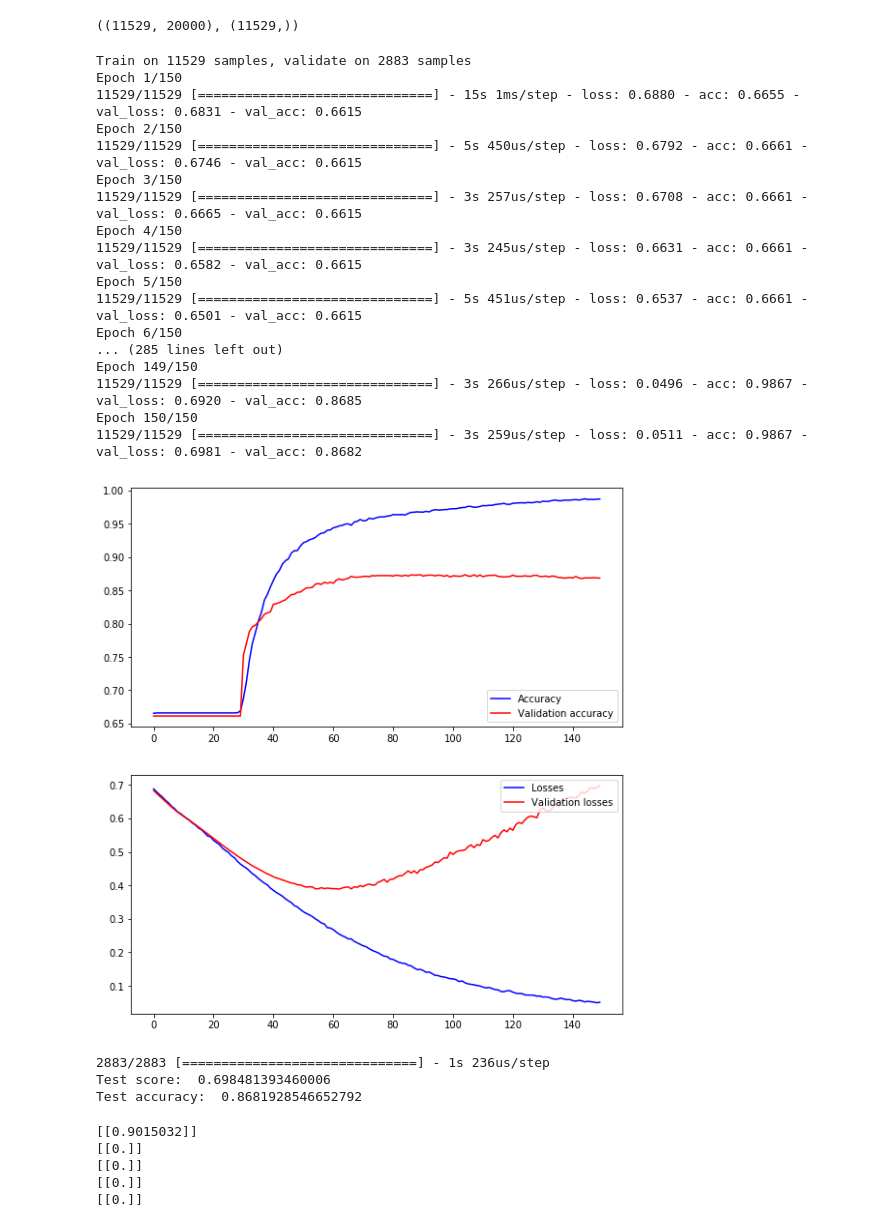
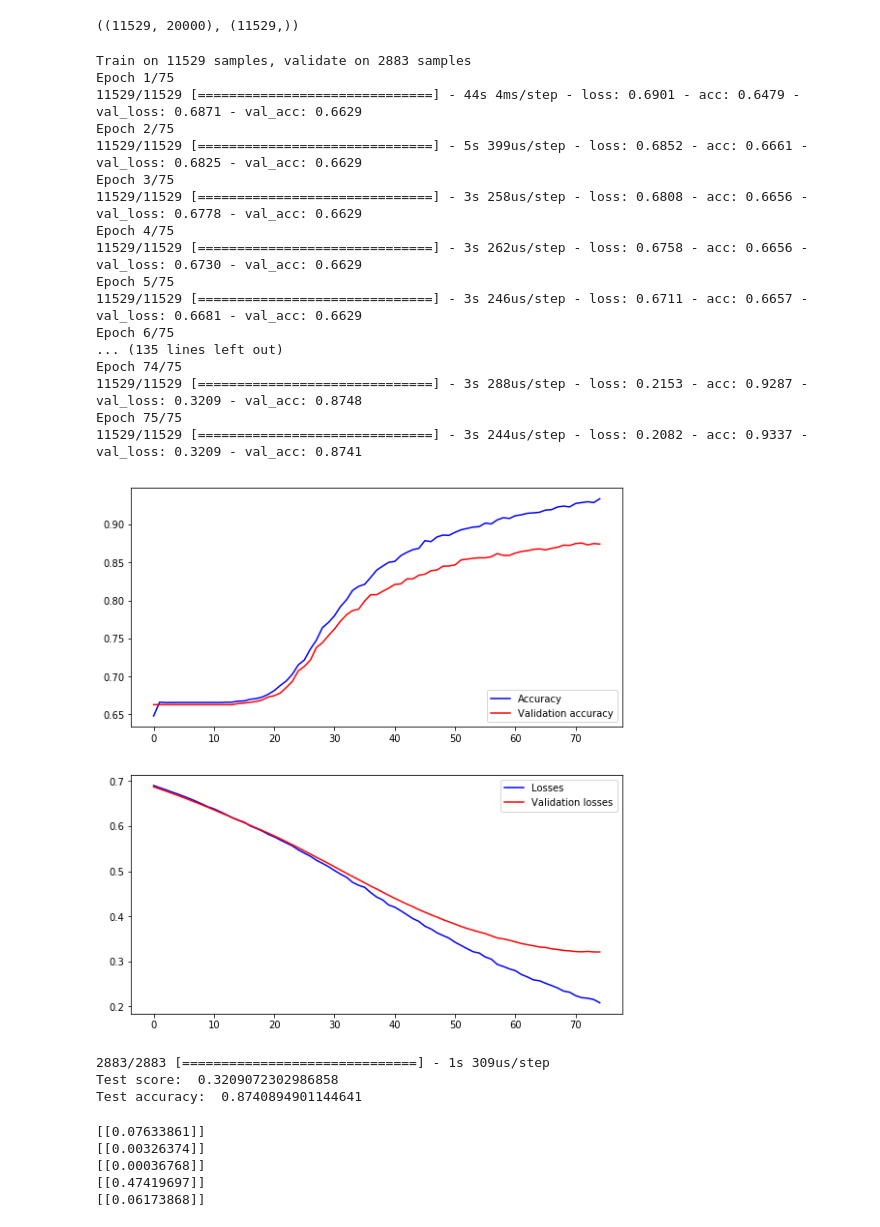
Before and after one commit to SergeevSergey99/ML, a Jupyter notebook: ML tests/Emotions.ipynb, the cells around one changed output. Cells and saved outputs as stored; diff of their text form; code cells hidden in the pictures.

```diff
--- a/ML tests/Emotions.ipynb
+++ b/ML tests/Emotions.ipynb
@@ -102,68 +104,67 @@ X_train.shape, y_train.shape
 # %%
-model = get_model()
 
-history = model.fit(X_train, y_train, epochs=150, batch_size=500, validation_data=(X_test, y_test))
+history = model.fit(X_train, y_train, epochs=75, batch_size=500, validation_data=(X_test, y_test))
 # %% [output]
 Train on 11529 samples, validate on 2883 samples
-Epoch 1/150
-11529/11529 [==============================] - 15s 1ms/step - loss: 0.6880 - acc: 0.6655 - val_loss: 0.6831 - val_acc: 0.6615
-Epoch 2/150
-11529/11529 [==============================] - 5s 450us/step - loss: 0.6792 - acc: 0.6661 - val_loss: 0.6746 - val_acc: 0.6615
-Epoch 3/150
-11529/11529 [==============================] - 3s 257us/step - loss: 0.6708 - acc: 0.6661 - val_loss: 0.6665 - val_acc: 0.6615
-Epoch 4/150
-11529/11529 [==============================] - 3s 245us/step - loss: 0.6631 - acc: 0.6661 - val_loss: 0.6582 - val_acc: 0.6615
-Epoch 5/150
-11529/11529 [==============================] - 5s 451us/step - loss: 0.6537 - acc: 0.6661 - val_loss: 0.6501 - val_acc: 0.6615
-Epoch 6/150
-... (285 lines left out)
-Epoch 149/150
-11529/11529 [==============================] - 3s 266us/step - loss: 0.0496 - acc: 0.9867 - val_loss: 0.6920 - val_acc: 0.8685
-Epoch 150/150
-11529/11529 [==============================] - 3s 259us/step - loss: 0.0511 - acc: 0.9867 - val_loss: 0.6981 - val_acc: 0.8682
+Epoch 1/75
+11529/11529 [==============================] - 44s 4ms/step - loss: 0.6901 - acc: 0.6479 - val_loss: 0.6871 - val_acc: 0.6629
+Epoch 2/75
+11529/11529 [==============================] - 5s 399us/step - loss: 0.6852 - acc: 0.6661 - val_loss: 0.6825 - val_acc: 0.6629
+Epoch 3/75
+11529/11529 [==============================] - 3s 258us/step - loss: 0.6808 - acc: 0.6656 - val_loss: 0.6778 - val_acc: 0.6629
+Epoch 4/75
+11529/11529 [==============================] - 3s 262us/step - loss: 0.6758 - acc: 0.6656 - val_loss: 0.6730 - val_acc: 0.6629
+Epoch 5/75
+11529/11529 [==============================] - 3s 246us/step - loss: 0.6711 - acc: 0.6657 - val_loss: 0.6681 - val_acc: 0.6629
+Epoch 6/75
+... (135 lines left out)
+Epoch 74/75
+11529/11529 [==============================] - 3s 288us/step - loss: 0.2153 - acc: 0.9287 - val_loss: 0.3209 - val_acc: 0.8748
+Epoch 75/75
+11529/11529 [==============================] - 3s 244us/step - loss: 0.2082 - acc: 0.9337 - val_loss: 0.3209 - val_acc: 0.8741
 # %%
 #history = history.history
 
 fig = plt.figure(figsize=(20, 10))
 
 ax1 = fig.add_subplot(221)
 ax2 = fig.add_subplot(223)
 
-x = list(range(150))
+x = list(range(75))
 #ax1.set_xticklabels(x)
 ax1.plot(x, history['acc'], 'b-', label='Accuracy')
 ax1.plot(x, history['val_acc'], 'r-', label='Validation accuracy')
 
 ax1.legend(loc='lower right')
 #ax2.set_xticklabels(x)
 ax2.plot(x, history['loss'], 'b-', label='Losses')
 ax2.plot(x, history['val_loss'], 'r-', label='Validation losses')
 
 ax2.legend(loc='upper right')
 plt.show()
 # %% [output]
-[figure, old version]
+[figure, new version]
 # %%
 score = model.evaluate(X_test, y_test)
 print("Test score: ", score[0])
 print("Test accuracy: ", score[1])
 # %% [output]
-2883/2883 [==============================] - 1s 236us/step
-Test score:  0.698481393460006
-Test accuracy:  0.8681928546652792
+2883/2883 [==============================] - 1s 309us/step
+Test score:  0.3209072302986858
+Test accuracy:  0.8740894901144641
 # %%
 
-print(model.predict(tokenizer.texts_to_matrix(["СИ"])))
+print(model.predict(tokenizer.texts_to_matrix(["Здравствуйте"])))
 print(model.predict(tokenizer.texts_to_matrix(["Что делать, если статус отчетности не меняется длительное время?"])))
 print(model.predict(tokenizer.texts_to_matrix(["Какой действует порядок в случае изменения реквизитов внешнего пользователя (наименование, ИНН, ОГРН) либо для него не зарегистрирован ЛК?"])))
 print(model.predict(tokenizer.texts_to_matrix(["Какой действует порядок по увеличению квоты хранения истории обмена ЭС?"])))
 print(model.predict(tokenizer.texts_to_matrix(["Я получил отказ в регистрации документа. Каковы причины отказа?"])))
 # %% [output]
-[[0.9015032]]
-[[0.]]
-[[0.]]
-[[0.]]
-[[0.]]
+[[0.07633861]]
+[[0.00326374]]
+[[0.00036768]]
+[[0.47419697]]
+[[0.06173868]]
 # %%
 def isNotGood(str):
     v = model.predict(tokenizer.texts_to_matrix([str]))
```
Also changed, not shown: parts of 7 cells of this notebook, 10 other files.
